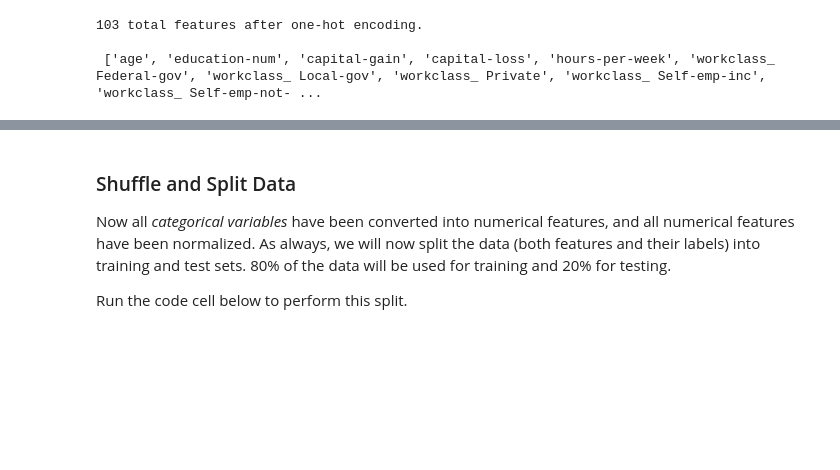
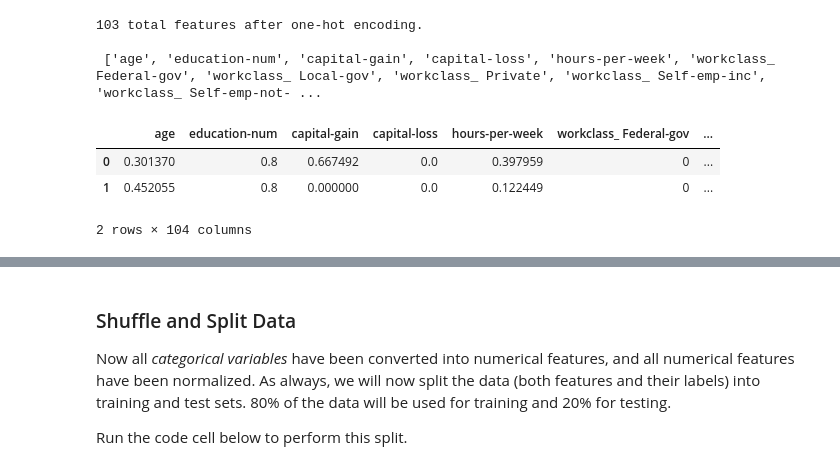
Before and after one commit to marcellovictorino/MLIND_Project1_SupervisedLearning, a Jupyter notebook: finding_donors.ipynb, the cells around one changed output, grey strips where cells are left out. Drawn from its saved outputs; the diff is of its cells as text; code cells hidden in the pictures; blank space fills up the shorter version.

```diff
--- a/finding_donors.ipynb
+++ b/finding_donors.ipynb
@@ -180,3 +180,11 @@ print('\n',encoded)
 103 total features after one-hot encoding.
 
  ['age', 'education-num', 'capital-gain', 'capital-loss', 'hours-per-week', 'workclass_ Federal-gov', 'workclass_ Local-gov', 'workclass_ Private', 'workclass_ Self-emp-inc', 'workclass_ Self-emp-not- ...
+# %%
+features_final['y'] = income
+features_final.head(2)
+# %% [output]
+|  | age | education-num | capital-gain | capital-loss | hours-per-week | workclass_ Federal-gov | ... |
+| 0 | 0.301370 | 0.8 | 0.667492 | 0.0 | 0.397959 | 0 | ... |
+| 1 | 0.452055 | 0.8 | 0.000000 | 0.0 | 0.122449 | 0 | ... |
+2 rows × 104 columns
```
Also changed, not shown: parts of 7 cells of this notebook.
